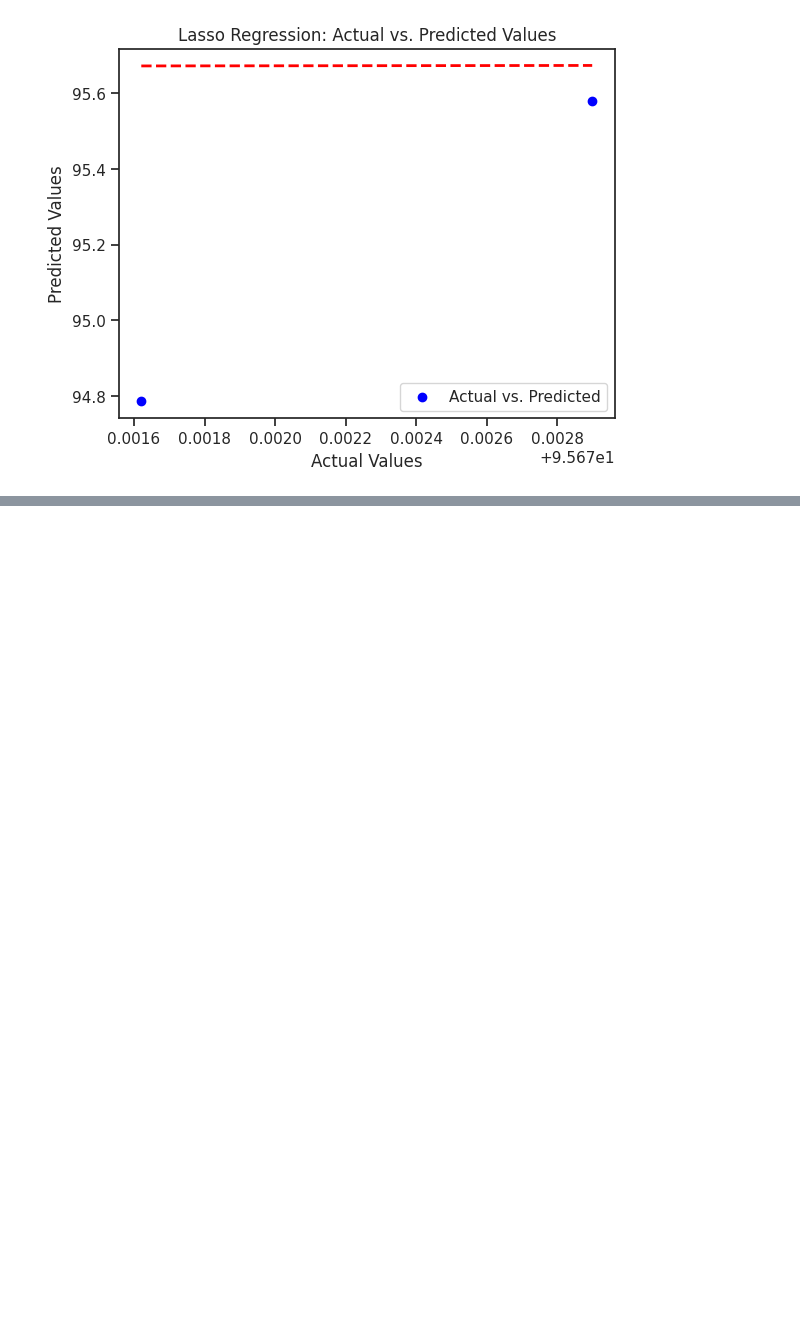
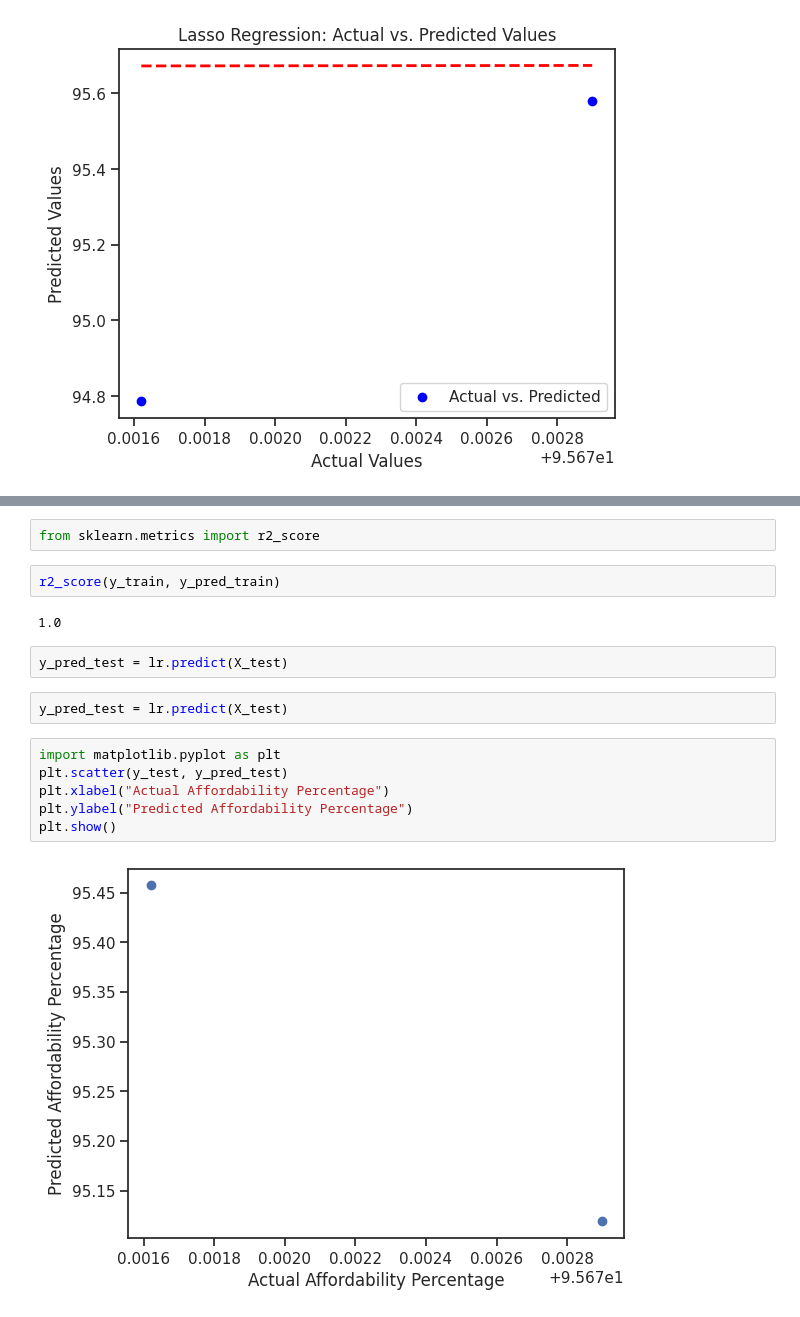
Before and after one commit to JessiPool/KaggleXProject, a Jupyter notebook: regressioninventory.ipynb, the cells around one changed output, grey strips where cells are left out. Cells and saved outputs as stored; diff of their text form; blank space fills up the shorter version.

```diff
--- a/regressioninventory.ipynb
+++ b/regressioninventory.ipynb
@@ -170,0 +212,18 @@ plt.show()
+# %%
+from sklearn.metrics import r2_score
+# %%
+r2_score(y_train, y_pred_train)
+# %% [output]
+1.0
+# %%
+y_pred_test = lr.predict(X_test)
+# %%
+y_pred_test = lr.predict(X_test)
+# %%
+import matplotlib.pyplot as plt
+plt.scatter(y_test, y_pred_test)
+plt.xlabel("Actual Affordability Percentage")
+plt.ylabel("Predicted Affordability Percentage")
+plt.show()
+# %% [output]
+[figure, added]
```
Also changed, not shown: parts of 13 cells of this notebook.
